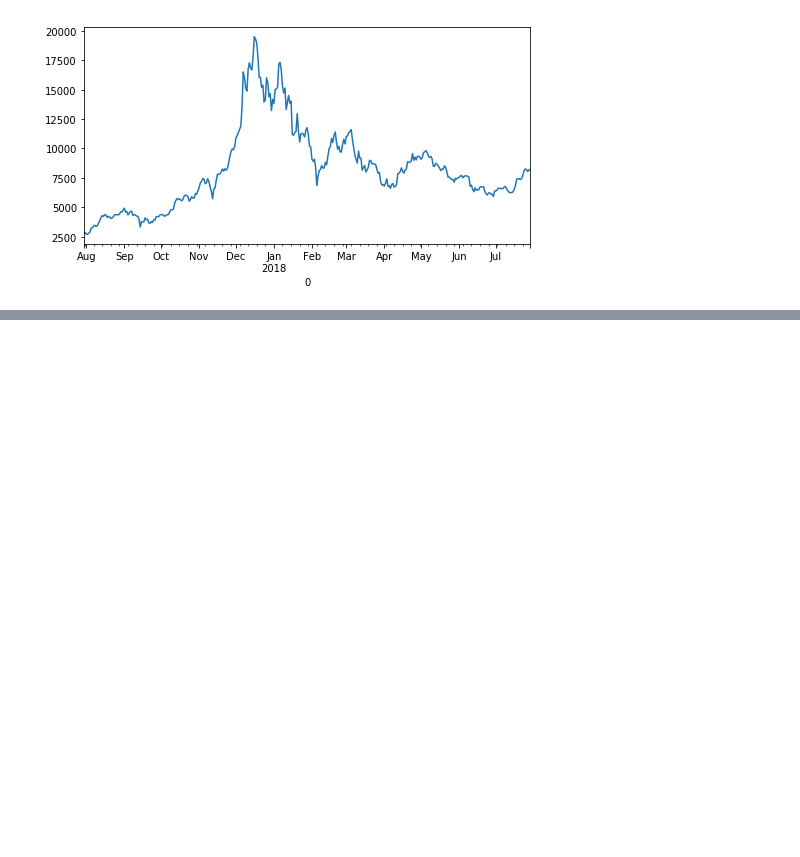
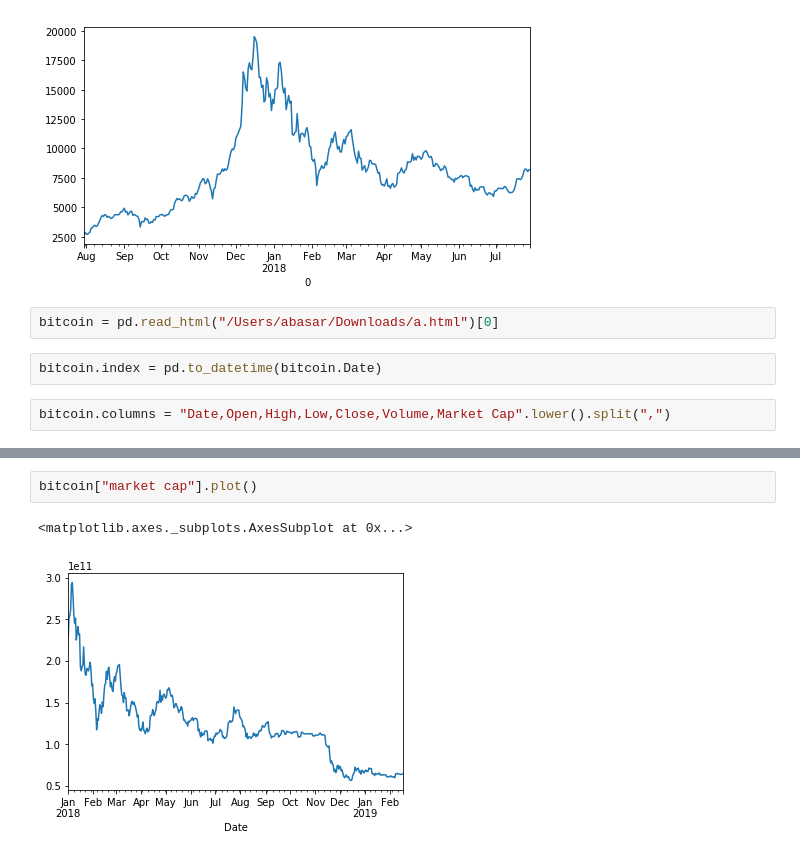
Before and after one commit to sohanlal1234/machine-learning, a Jupyter notebook: demos/Day 1 - visualization.ipynb, the cells around one changed output, grey strips where cells are left out. Cells and saved outputs as stored; diff of their text form; blank space fills up the shorter version.

```diff
--- a/demos/Day 1 - visualization.ipynb
+++ b/demos/Day 1 - visualization.ipynb
@@ -170,3 +170,9 @@ plt.savefig("bitcoin.jpg")
 plt.savefig("bitcoin.pdf")
 # %% [output]
 [figure]
+# %%
+bitcoin = pd.read_html("/Users/abasar/Downloads/a.html")[0]
+# %%
+bitcoin.index = pd.to_datetime(bitcoin.Date)
+# %%
+bitcoin.columns = "Date,Open,High,Low,Close,Volume,Market Cap".lower().split(",")
@@ -172,0 +201,5 @@ plt.savefig("bitcoin.pdf")
+# %%
+bitcoin["market cap"].plot()
+# %% [output]
+<matplotlib.axes._subplots.AxesSubplot at 0x...>
+[figure, added]
```
Also changed, not shown: parts of 3 cells of this notebook, 1 other file.
